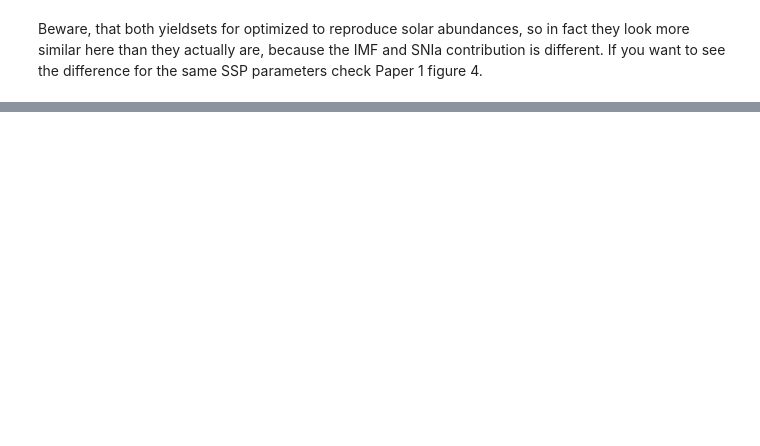
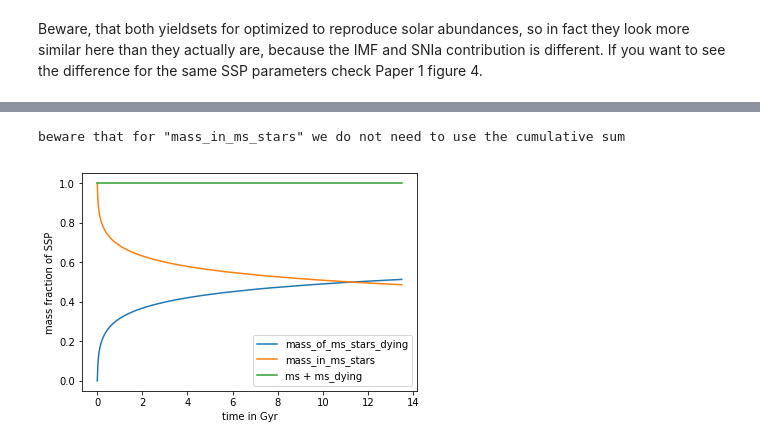
Before and after one commit to jan-rybizki/Chempy, a Jupyter notebook: tutorials/8-Yield tables for SPH simulations and comparison to other tables.ipynb, the cells around one changed output, grey strips where cells are left out. Drawn from its saved outputs; the diff is of its cells as text; code cells hidden in the pictures; blank space fills up the shorter version.

Commit message:
updated SSP yield table to include more information about the actual fields

```diff
--- a/tutorials/8-Yield tables for SPH simulations and comparison to other tables.ipynb
+++ b/tutorials/8-Yield tables for SPH simulations and comparison to other tables.ipynb
@@ -277,0 +312,6 @@ Beware, that both yieldsets for optimized to reproduce solar abundances, so in f
+# %%
+print("let's have a look at the table calculated for 0.01 metallicity:")
+y = list_of_SSP_tables[2][1]
+time = list_of_SSP_tables[1]
+print(len(y), len(time),y.dtype.names)
+print('we see that it has a length of the number of timesteps. So each entry corresponds to the respective timestep')
@@ -277,0 +322,13 @@ Beware, that both yieldsets for optimized to reproduce solar abundances, so in f
+# %%
+print('lets have a look at the different fields:')
+print('as you can see the differential values are given, i.e. the amount of change per time interval, except for "mass_in_ms_stars" which gives the actual fraction')
+print('note also all values are given in mass fraction, i.e. normed to 1Msun(, as if the SSP had a mass of 1Msun)')
+fields = ['mass_of_ms_stars_dying', 'mass_in_ms_stars', 'mass_in_remnants', 'sn2', 'sn1a', 'pn', 'bh', 'hydrogen_mass_accreted_onto_white_dwarfs', 'unprocessed_ejecta', 'Fe']
+for i,item in enumerate(fields):
+    plt.plot(time,y[item])
+    plt.xlabel('time in Gyr')
+    plt.ylabel(item)
+    plt.title(i)
+    plt.show()
+    plt.clf()
+    plt.close()
@@ -277,0 +349,11 @@ Beware, that both yieldsets for optimized to reproduce solar abundances, so in f
+# %%
+plt.plot(time,np.cumsum(y[fields[0]]), label=fields[0])
+plt.plot(time,y[fields[1]],label = fields[1])
+plt.plot(time,np.cumsum(y[fields[0]])+y[fields[1]],label = 'ms + ms_dying')
+plt.legend()
+plt.xlabel('time in Gyr')
+plt.ylabel('mass fraction of SSP')
+print('beware that for "mass_in_ms_stars" we do not need to use the cumulative sum')
+# %% [output]
+beware that for "mass_in_ms_stars" we do not need to use the cumulative sum
+[figure, added]
```
Also changed, not shown: parts of 16 cells of this notebook.
